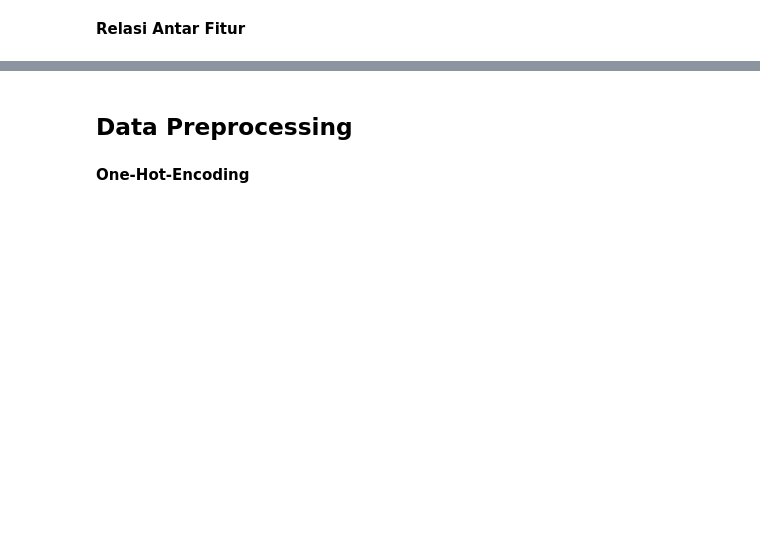
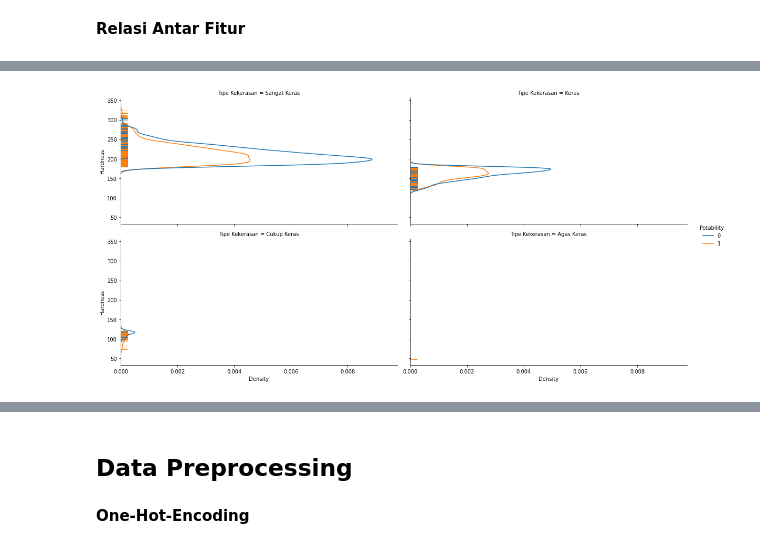
Before and after one commit to MuhamdIlyas/capstone, a Jupyter notebook: MachineLearning/Capstone.ipynb, the cells around one changed output, grey strips where cells are left out. Drawn from its saved outputs; the diff is of its cells as text; code cells hidden in the pictures; blank space fills up the shorter version.

```diff
--- a/MachineLearning/Capstone.ipynb
+++ b/MachineLearning/Capstone.ipynb
@@ -276,0 +228,17 @@ See the caveats in the documentation: https://pandas.pydata.org/pandas-docs/stab
+# %%
+kualitas_air['Tipe Air'] = ""
+for i in range(0,len(kualitas_air)):
+  if (kualitas_air['ph'][i] > 9):
+    kualitas_air['Tipe Air'][i] = "Air Alkalin"
+  elif (kualitas_air['ph'][i] <= 9 and kualitas_air['ph'][i] > 8):
+    kualitas_air['Tipe Air'][i] = "Air Kemasan Berlabel Alkalin"
+  elif (kualitas_air['ph'][i] <= 8 and kualitas_air['ph'][i] > 7.5):
+    kualitas_air['Tipe Air'][i] = "Air Laut"
+  elif (kualitas_air['ph'][i] == 7.5):
+    kualitas_air['Tipe Air'][i] = "Keran Air"
+  elif (kualitas_air['ph'][i] < 7.5 and kualitas_air['ph'][i] >= 6.5):
+    kualitas_air['Tipe Air'][i] = "Air Minum Kemasan"
+  elif (kualitas_air['ph'][i] < 6.5 and kualitas_air['ph'][i] >= 5.5):
+    kualitas_air['Tipe Air'][i] = "Air Sulingan"
+  else :
+    kualitas_air['Tipe Air'][i] = "Acidic Water"
@@ -276,0 +273,14 @@ See the caveats in the documentation: https://pandas.pydata.org/pandas-docs/stab
+# %%
+#klasifikasi kekerasan air
+kualitas_air['Tipe Kekerasan'] = ""
+for i in range(0,len(kualitas_air)):
+  if (kualitas_air['Hardness'][i] >=0 and kualitas_air['Hardness'][i] < 17.1):
+    kualitas_air['Tipe Kekerasan'][i] = "Lembut"
+  elif (kualitas_air['Hardness'][i] >= 17.1 and kualitas_air['Hardness'][i] < 60):
+    kualitas_air['Tipe Kekerasan'][i] = "Agas Keras"
+  elif (kualitas_air['Hardness'][i] >= 60 and kualitas_air['Hardness'][i] < 120 ):
+    kualitas_air['Tipe Kekerasan'][i] = "Cukup Keras"
+  elif(kualitas_air['Hardness'][i] >= 120 and kualitas_air['Hardness'][i] < 180):
+    kualitas_air['Tipe Kekerasan'][i] = "Keras"
+  else:
+    kualitas_air['Tipe Kekerasan'][i] = "Sangat Keras"
@@ -346,6 +375,7 @@ Text(0.5, 1.0, 'Korelasi Matrix untuk Fitur Numerik')
 **Relasi Antar Fitur**
 # %%
 #Hubungan hardness dengan potability
-x = sb.displot(data=kualitas_air, y='Hardness', hue='Potability', col='Zat Air',
+x = sb.displot(data=kualitas_air, y='Hardness', hue='Potability', col='Tipe Kekerasan',
                col_wrap=2, kind='kde', height=4, aspect=2, rug=True)
 plt.show()
+# %% [output]
@@ -352,2 +383,3 @@ plt.show()
+[figure, added]
 # %%
 #Hubungan antara ph dan potability
```
Also changed, not shown: parts of 16 cells of this notebook, 9 other files.
